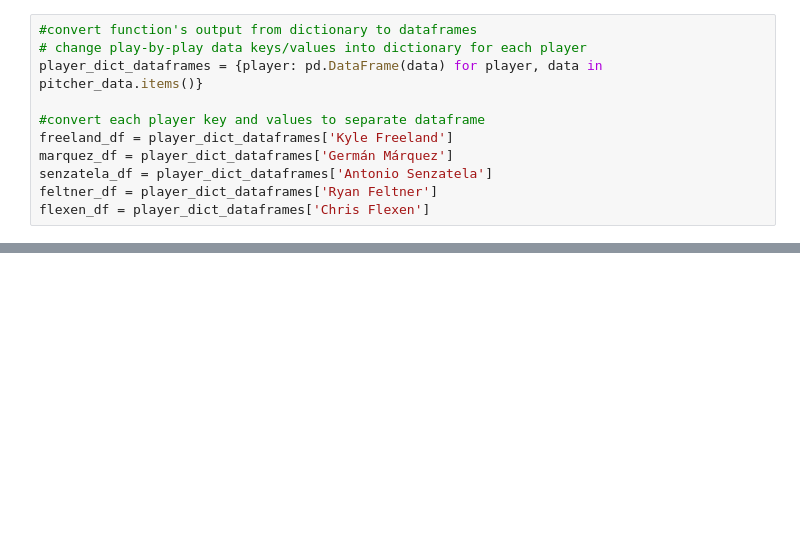
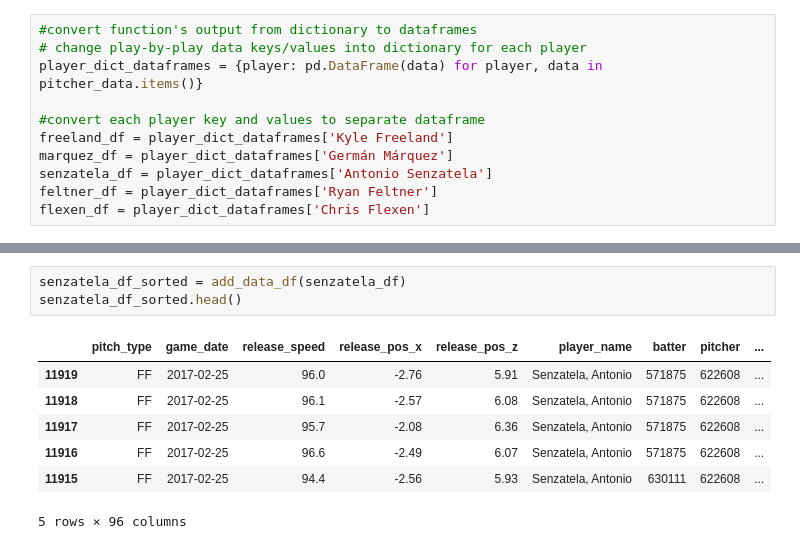
Before and after one commit to cassydm/rockies_moneyball_part-deux, a Jupyter notebook: Project 3/test_files/pybaseball_test.ipynb, the cells around one changed output, grey strips where cells are left out. Saved outputs shown, nothing was run; the diff lists cells and outputs as text; blank space fills up the shorter version.

```diff
--- a/Project 3/test_files/pybaseball_test.ipynb
+++ b/Project 3/test_files/pybaseball_test.ipynb
@@ -176,0 +135,11 @@ freeland_df_sorted.head()
+# %%
+senzatela_df_sorted = add_data_df(senzatela_df)
+senzatela_df_sorted.head()
+# %% [output]
+|  | pitch_type | game_date | release_speed | release_pos_x | release_pos_z | player_name | batter | pitcher | ... |
+| 11919 | FF | 2017-02-25 | 96.0 | -2.76 | 5.91 | Senzatela, Antonio | 571875 | 622608 | ... |
+| 11918 | FF | 2017-02-25 | 96.1 | -2.57 | 6.08 | Senzatela, Antonio | 571875 | 622608 | ... |
+| 11917 | FF | 2017-02-25 | 95.7 | -2.08 | 6.36 | Senzatela, Antonio | 571875 | 622608 | ... |
+| 11916 | FF | 2017-02-25 | 96.6 | -2.49 | 6.07 | Senzatela, Antonio | 571875 | 622608 | ... |
+| 11915 | FF | 2017-02-25 | 94.4 | -2.56 | 5.93 | Senzatela, Antonio | 630111 | 622608 | ... |
+5 rows × 96 columns
```
Also changed, not shown: parts of 19 cells of this notebook, 1 other file.
